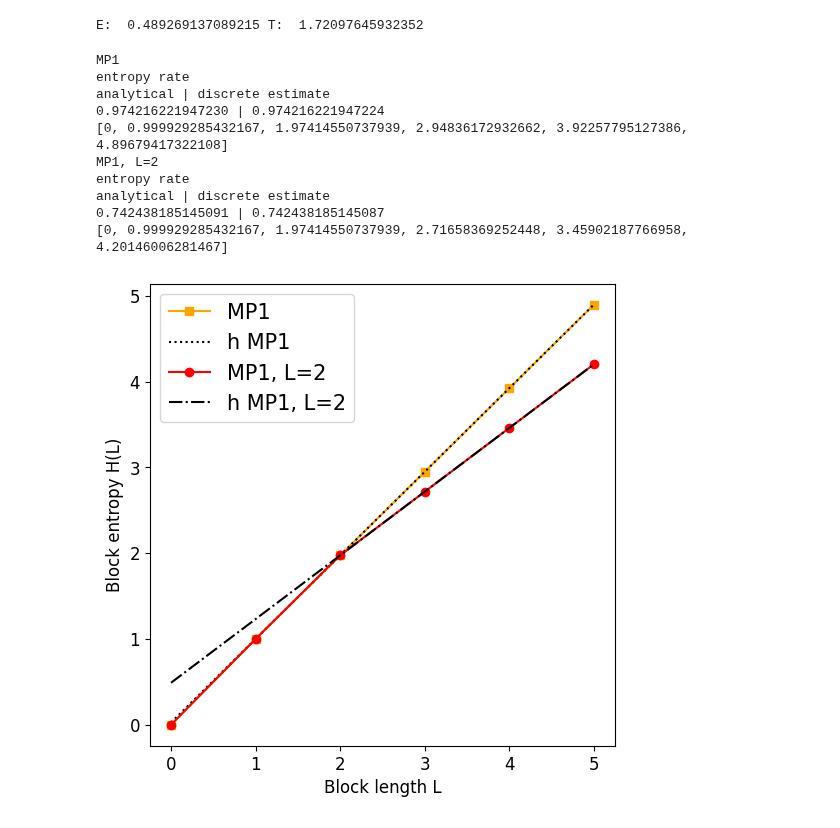
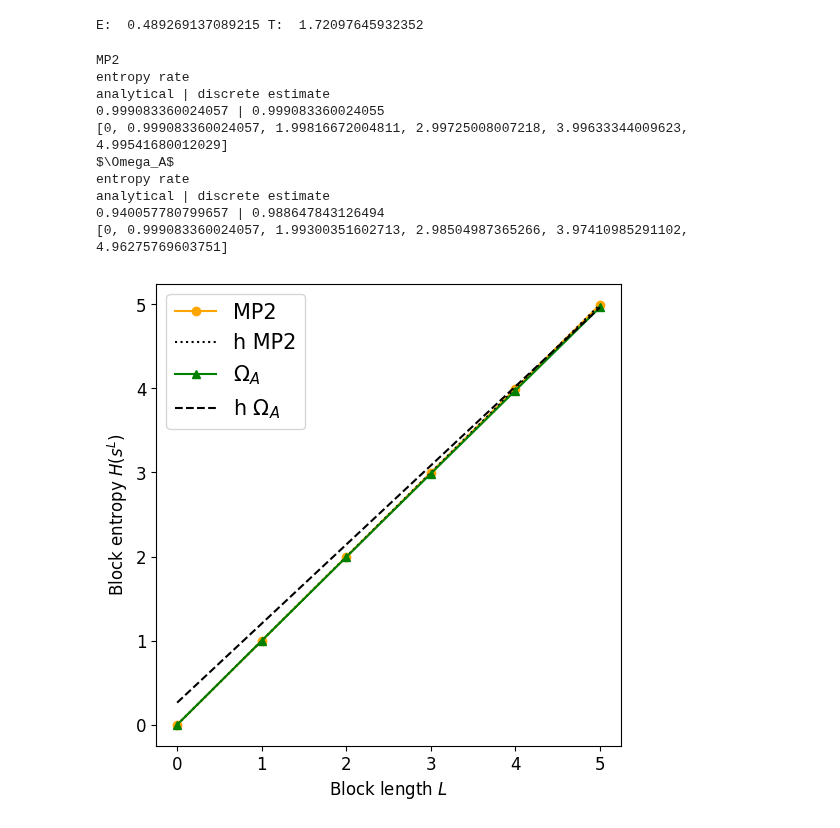
Before and after one commit to LukasPrader/BscThesis_Physics_uibk, a Jupyter notebook: work_outline.ipynb, the cells around one changed output. Saved outputs shown, nothing was run; the diff lists cells and outputs as text; code cells hidden in the pictures.

```diff
--- a/work_outline.ipynb
+++ b/work_outline.ipynb
@@ -354,22 +354,22 @@ stat_mdp_full = MP_stat_dist(P_mdp_full)
 P_mp1_2 = sym.Matrix([[1-x, x, 0, 0], [0, 0, a1, 1-a1], [1-x, x, 0, 0], [0, 0, 1, 0]])
 stat_mp1_2 = MP_stat_dist(P_mp1_2)
 
-vects = [stat_mp1, stat_mdp_full, stat_mdp_full, stat_mdp_full, stat_mp1_2]
-labels = ["MP1", "MDP", "obs(MDP,L)", "obs(MDP,A)", "MP1, L=2"]
-markers = ["s", "o", "^", "p", "o"]
-Ps = [P_mp1, P_mdp_full, P_mdp_full, P_mdp_full, P_mp1_2]
+vects = [stat_mp1, stat_mdp_full, stat_mdp_full, stat_mdp_full, stat_mp2]
+labels = ["MP1", "MDP", r"$\Omega_L$", r"$\Omega_A$", "MP2"]
+markers = ["s", "o", "^", "^", "o"]
+Ps = [P_mp1, P_mdp_full, P_mdp_full, P_mdp_full, P_mp2]
 mapping = [{0:0, 1:1, 2:2, 3:3, 4:4}, {0:0, 1:0, 2:1, 3:1, 4:2},
-           {0:0, 1:0, 2:1, 3:1, 4:1}, {0:0, 1:1, 2:0, 3:1, 4:1}, {0:0, 1:1, 2:0, 3:1}]
-cols = ["orange", "C0", "green", "green", "red"]
+           {0:0, 1:0, 2:1, 3:1, 4:1}, {0:0, 1:1, 2:0, 3:1, 4:1}, {0:0, 1:1, 2:2, 3:3, 4:4}]
+cols = ["orange", "C0", "green", "green", "orange"]
 
 plt.figure(figsize =(6,6))
 
-for n in [0, 4]:
+for n in [4, 3]:
     vect = vects[n]
     P_s = Ps[n]
     vars = [x, a0, a1, a2]
     vals = [0.6, 0.5, 0.3, 0.7]
-    l_ls = [":", ":", "--", "--", "-."]
+    l_ls = [":", ":", "--", "--", ":"]
 
     vect = vect.subs({vars[i]: vals[i] for i in range(len(vars))})
     P_s = P_s.subs({vars[i]: vals[i] for i in range(len(vars))})
@@ -380,39 +380,39 @@ for n in [0, 4]:
 
     ent_rate = MP_entropy_rate(vect, P_s, mapping[n])
     block_ents = [MP_block_entropy(P_s, l, init, mapping[n]) for l in lengths]
 
     print(labels[n])
     print("entropy rate")
     print("analytical | discrete estimate")
     print(ent_rate, "|", block_ents[-1] - block_ents[-2])
     print(block_ents)
 
     #block_ents.insert(0,0)
 
     plt.plot(lengths, block_ents, color = cols[n], marker=markers[n], label=labels[n])
     # plot excess entropy estimate
     ent_rate_est = block_ents[-1] - block_ents[-2]
     plt.plot(np.arange(0, max_len), ent_rate*np.arange(0, max_len) +
                 (block_ents[-1]-ent_rate*(max_len-1)), color="black", ls=l_ls[n], label=str("h "+labels[n]))
 
 plt.rc('axes', labelsize=12)
 plt.rc('xtick', labelsize=12)
 plt.rc('ytick', labelsize=12)
 plt.rc('legend', fontsize=15)
-plt.xlabel("Block length L")
-plt.ylabel("Block entropy H(L)")
+plt.xlabel(r"Block length $L$")
+plt.ylabel(r"Block entropy $H(s^L)$")
 plt.xticks([0,1,2,3,4,5])
 plt.legend()
 plt.show()
 # %% [output]
-MP1
+MP2
 entropy rate
 analytical | discrete estimate
-0.974216221947230 | 0.974216221947224
-[0, 0.999929285432167, 1.97414550737939, 2.94836172932662, 3.92257795127386, 4.89679417322108]
-MP1, L=2
+0.999083360024057 | 0.999083360024055
+[0, 0.999083360024057, 1.99816672004811, 2.99725008007218, 3.99633344009623, 4.99541680012029]
+$\Omega_A$
 entropy rate
 analytical | discrete estimate
-0.742438185145091 | 0.742438185145087
-[0, 0.999929285432167, 1.97414550737939, 2.71658369252448, 3.45902187766958, 4.20146006281467]
+0.940057780799657 | 0.988647843126494
+[0, 0.999083360024057, 1.99300351602713, 2.98504987365266, 3.97410985291102, 4.96275769603751]
-[figure, old version]
+[figure, new version]
```
Also changed, not shown: 12 other files.
